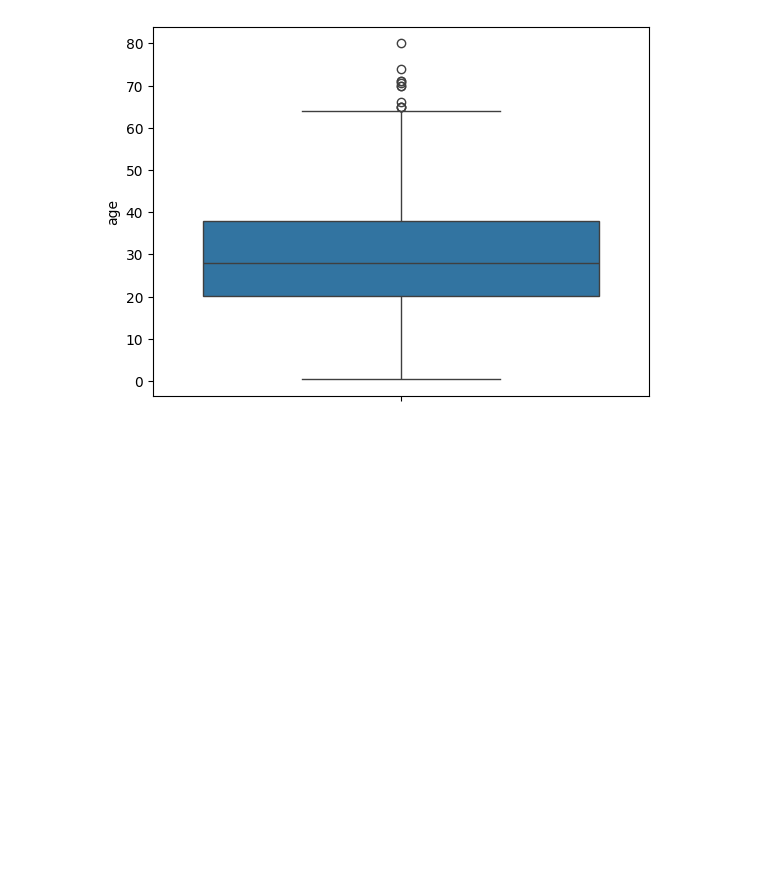
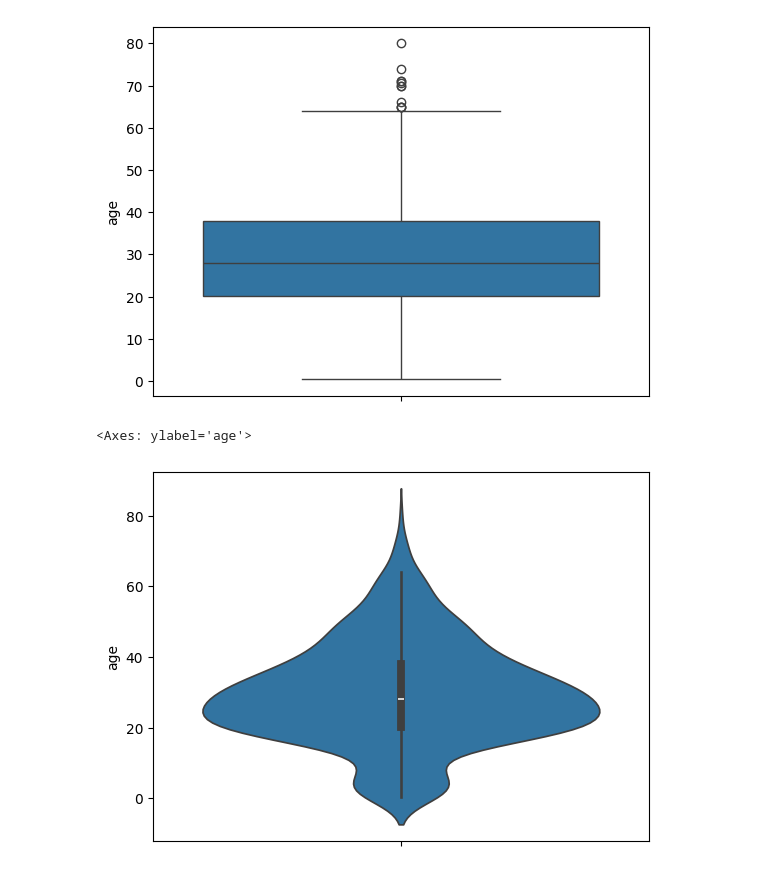
Before and after one commit to Bikash61/Daily-task, a Jupyter notebook: 05 DATA VISULIZATION/univariate visulization(Numeric).ipynb, the cells around one changed output. Drawn from its saved outputs; the diff is of its cells as text; code cells hidden in the pictures; blank space fills up the shorter version.

```diff
--- a/05 DATA VISULIZATION/univariate visulization(Numeric).ipynb
+++ b/05 DATA VISULIZATION/univariate visulization(Numeric).ipynb
@@ -156,3 +156,8 @@ sns.boxplot(df2['age'])
 # %% [output]
 <Axes: ylabel='age'>
 [figure]
+# %%
+sns.violinplot(df2['age'])
+# %% [output]
+<Axes: ylabel='age'>
+[figure, added]
```
Also changed, not shown: parts of 1 cell of this notebook.
